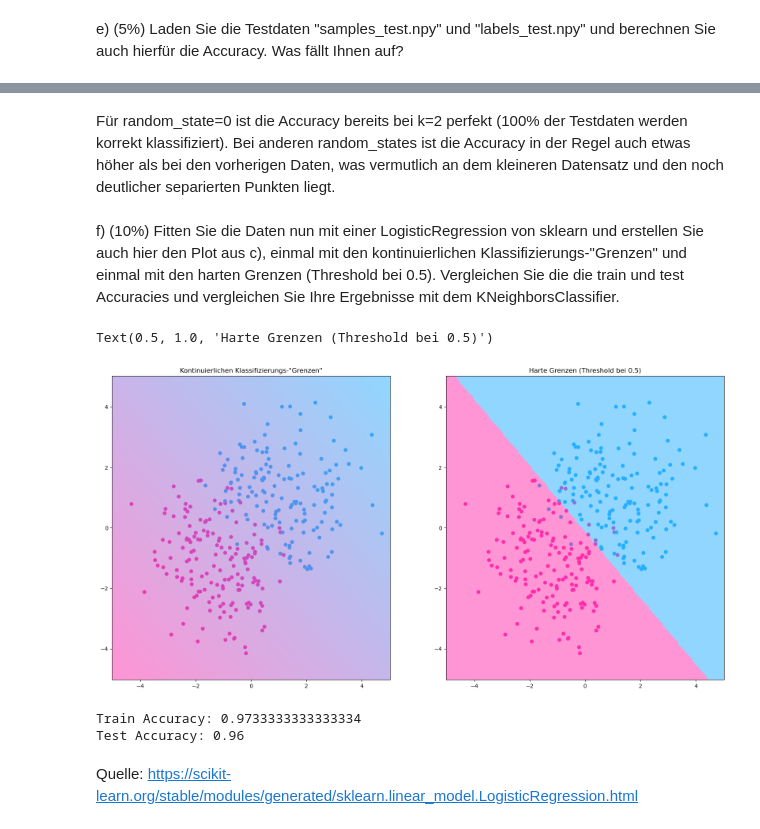
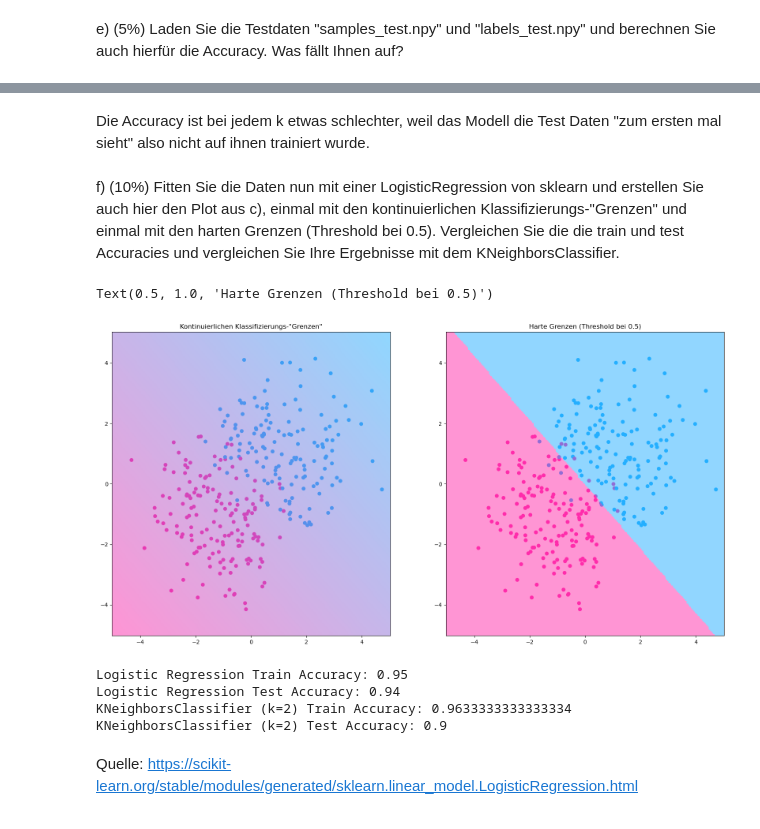
Before and after one commit to olehae/DS1, a Jupyter notebook: Hausaufgabe07.ipynb, the cells around one changed output, grey strips where cells are left out. Cells and saved outputs as stored; diff of their text form; code cells hidden in the pictures.

```diff
--- a/Hausaufgabe07.ipynb
+++ b/Hausaufgabe07.ipynb
@@ -48,11 +50,3 @@ plt.scatter(x, y, c=colors)
 [figure]
 # %% [markdown]
 b) (5%) Fitten Sie einen KNeighborsClassifier Algorithmus von sklearn mit k=2 und berechnen Sie die Classification Accuracy
-# %%
-knn = neighbors.KNeighborsClassifier(n_neighbors=2)
-
-x_train, x_test, y_train, y_test = sklearn.model_selection.train_test_split(samples, labels, test_size=0.25, random_state=0)
-
-knn.fit(x_train, y_train)
-y_pred = knn.predict(x_test)
-print(f"Accuracy: {sklearn.metrics.accuracy_score(y_test, y_pred)}")
@@ -60,0 +53,5 @@ Accuracy: 0.9066666666666666
+# %%
+knn = neighbors.KNeighborsClassifier(n_neighbors=2)
+
+knn.fit(samples, labels)
+print(f"Accuracy: {knn.score(samples, labels)}")
@@ -91,7 +90,6 @@ d) (5%) Sie werden kleine Inseln in den Klassifizierungs-Grenzen erkennen. Was i
 for i in range(2, 15):
     knn_test = sklearn.neighbors.KNeighborsClassifier(n_neighbors=i)
 
-    knn_test.fit(x_train, y_train)
-    y_pred = knn_test.predict(x_test)
-    print(f"k={i}: {sklearn.metrics.accuracy_score(y_test, y_pred)}")
+    knn_test.fit(samples, labels)
+    print(f"k={i}: {knn_test.score(samples, labels)}")
 # %% [output]
@@ -116,15 +114,9 @@ e) (5%) Laden Sie die Testdaten "samples_test.npy" und "labels_test.npy" und ber
 samples_test = np.load("samples_test.npy")
 labels_test = np.load("labels_test.npy")
 
-x_train, x_test, y_train, y_test = sklearn.model_selection.train_test_split(samples_test, labels_test, test_size=0.25, random_state=0)
-
 for i in range(2, 15):
     knn_test = sklearn.neighbors.KNeighborsClassifier(n_neighbors=i)
 
-    knn_test.fit(x_train, y_train)
-    y_pred = knn_test.predict(x_test)
-    print(f"k={i}: {sklearn.metrics.accuracy_score(y_test, y_pred)}")
-
-
-plt.scatter(samples_test[:, 0], samples_test[:, 1], c=[color1 if label else color2 for label in labels_test])
+    knn_test.fit(samples, labels)
+    print(f"k={i}: {knn_test.score(samples_test, labels_test)}")
 # %% [output]
@@ -146,53 +136,48 @@ k=14: 1.0
-# %% [markdown]
-Für random_state=0 ist die Accuracy bereits bei k=2 perfekt (100% der Testdaten werden korrekt klassifiziert). Bei anderen random_states ist die Accuracy in der Regel auch etwas höher als bei den vorherigen Daten, was vermutlich an dem kleineren Datensatz und den noch deutlicher separierten Punkten liegt.
+# %% [markdown]
+Die Accuracy ist bei jedem k etwas schlechter, weil das Modell die Test Daten "zum ersten mal sieht" also nicht auf ihnen trainiert wurde.
 # %% [markdown]
 f) (10%) Fitten Sie die Daten nun mit einer LogisticRegression von sklearn und erstellen Sie auch hier den Plot aus c), einmal mit den kontinuierlichen Klassifizierungs-"Grenzen" und einmal mit den harten Grenzen (Threshold bei 0.5). Vergleichen Sie die die train und test Accuracies und vergleichen Sie Ihre Ergebnisse mit dem KNeighborsClassifier.
 # %%
 clf = sklearn.linear_model.LogisticRegression(random_state=0)
 
-clf.fit(x_train, y_train)
+clf.fit(samples, labels)
 
 xx, yy = np.meshgrid(np.linspace(-5, 5, 200), np.linspace(-5, 5, 200))
 
 # Reshape the meshgrid coordinates
 mesh_points = np.c_[xx.ravel(), yy.ravel()]
 
 # Make predictions for each point in the meshgrid
 predictions = clf.predict(mesh_points)
 predictions_con = clf.decision_function(mesh_points)
 
 # Reshape the predictions back to the meshgrid shape and inverse them
 predictions = 1 - predictions.reshape(xx.shape)
 predictions_con = 1 - predictions_con.reshape(xx.shape)
 
 fig, ax = plt.subplots(1, 2, figsize=(20,10))
 
 ax[0].scatter(x, y, c=colors)
 ax[1].scatter(x, y, c=colors)
 
 ax[0].pcolormesh(xx, yy, predictions_con, cmap=custom_cmap)
 ax[1].pcolormesh(xx, yy, predictions, cmap=custom_cmap)
 
 ax[0].set_title("Kontinuierlichen Klassifizierungs-\"Grenzen\"")
 ax[1].set_title("Harte Grenzen (Threshold bei 0.5)")
 # %% [output]
 Text(0.5, 1.0, 'Harte Grenzen (Threshold bei 0.5)')
-[figure, old version]
+[figure, new version]
-# %%
-x_train, x_test, y_train, y_test = sklearn.model_selection.train_test_split(samples, labels, test_size=0.25, random_state=0)
-clf_new = sklearn.linear_model.LogisticRegression(random_state=0)
-clf_new.fit(x_train, y_train)
-y_pred = clf_new.predict(x_test)
-print(f"Train Accuracy: {sklearn.metrics.accuracy_score(y_test, y_pred)}")
-
-x_train, x_test, y_train, y_test = sklearn.model_selection.train_test_split(samples_test, labels_test, test_size=0.25, random_state=0)
-clf_new = sklearn.linear_model.LogisticRegression(random_state=0)
-clf_new.fit(x_train, y_train)
-y_pred = clf_new.predict(x_test)
-print(f"Test Accuracy: {sklearn.metrics.accuracy_score(y_test, y_pred)}")
-# %% [output]
-Train Accuracy: 0.9733333333333334
-Test Accuracy: 0.96
+# %%
+print(f"Logistic Regression Train Accuracy: {clf.score(samples, labels)}")
+print(f"Logistic Regression Test Accuracy: {clf.score(samples_test, labels_test)}")
+print(f"KNeighborsClassifier (k=2) Train Accuracy: {knn.score(samples, labels)}")
+print(f"KNeighborsClassifier (k=2) Test Accuracy: {knn.score(samples_test, labels_test)}")
+# %% [output]
+Logistic Regression Train Accuracy: 0.95
+Logistic Regression Test Accuracy: 0.94
+KNeighborsClassifier (k=2) Train Accuracy: 0.9633333333333334
+KNeighborsClassifier (k=2) Test Accuracy: 0.9
 # %% [markdown]
 Quelle: https://scikit-learn.org/stable/modules/generated/sklearn.linear_model.LogisticRegression.html
 # %% [markdown]
```
Also changed, not shown: parts of 14 cells of this notebook.
